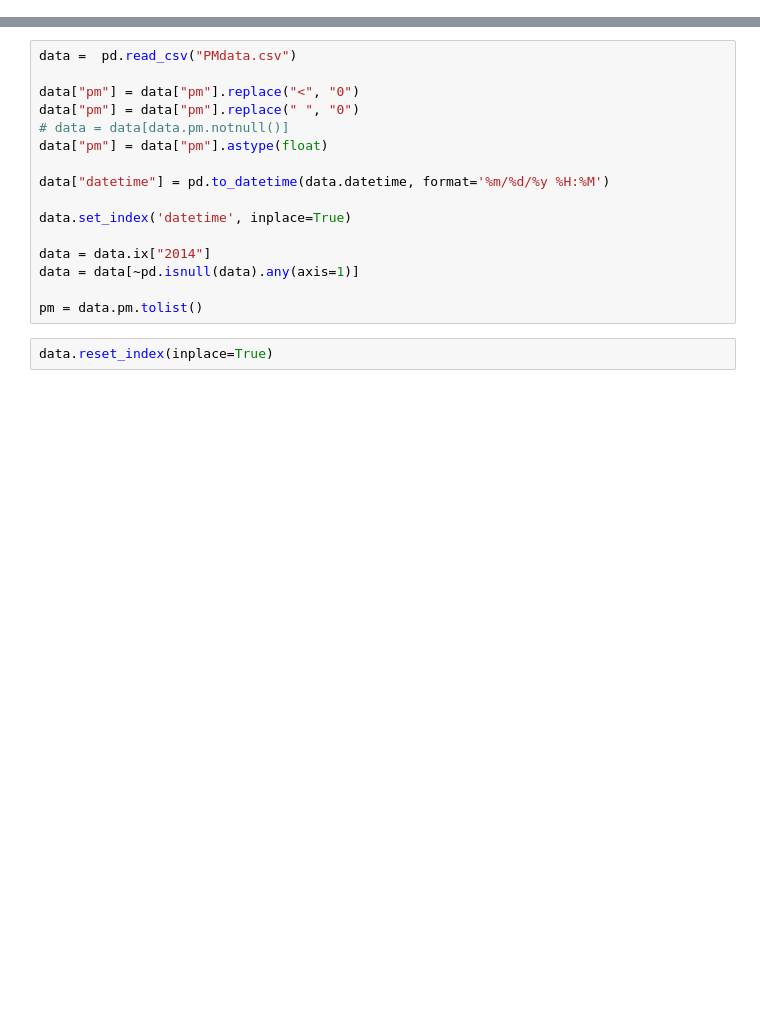
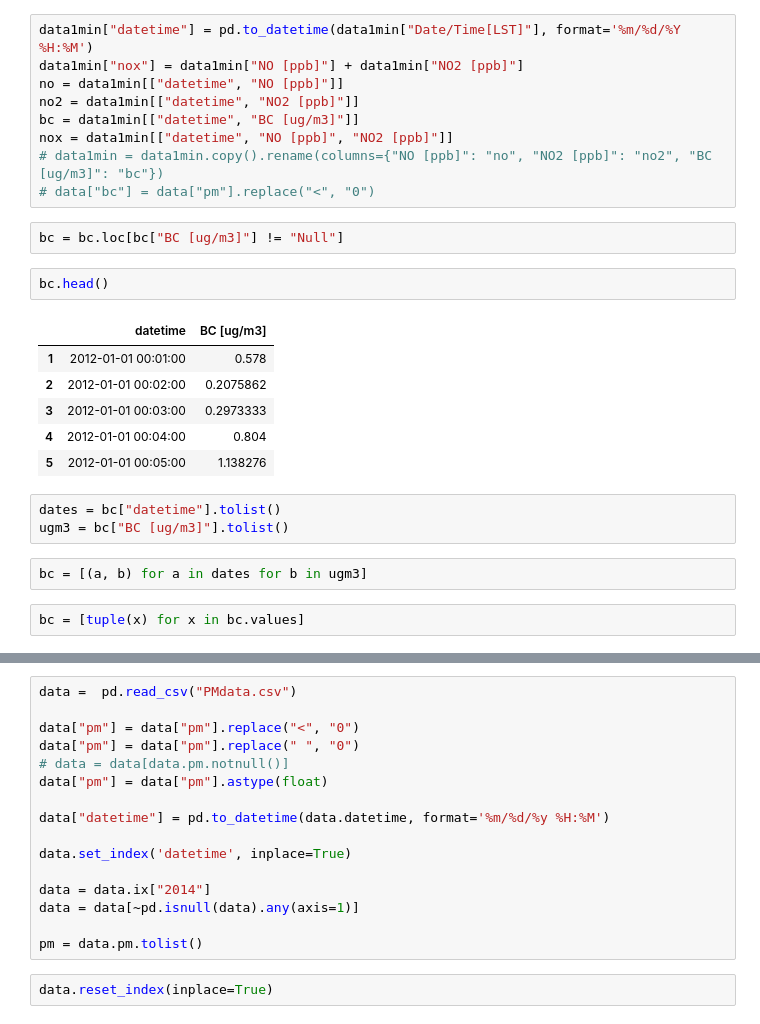
Before and after one commit to dpaolella/airproj, a Jupyter notebook: sandbox.ipynb, the cells around one changed output, grey strips where cells are left out. Drawn from its saved outputs; the diff is of its cells as text; blank space fills up the shorter version.

```diff
--- a/sandbox.ipynb
+++ b/sandbox.ipynb
@@ -10,0 +40,27 @@ from IPython.display import display
+# %%
+data1min["datetime"] = pd.to_datetime(data1min["Date/Time[LST]"], format='%m/%d/%Y %H:%M')
+data1min["nox"] = data1min["NO [ppb]"] + data1min["NO2 [ppb]"]
+no = data1min[["datetime", "NO [ppb]"]]
+no2 = data1min[["datetime", "NO2 [ppb]"]]
+bc = data1min[["datetime", "BC [ug/m3]"]]
+nox = data1min[["datetime", "NO [ppb]", "NO2 [ppb]"]]
+# data1min = data1min.copy().rename(columns={"NO [ppb]": "no", "NO2 [ppb]": "no2", "BC [ug/m3]": "bc"})
+# data["bc"] = data["pm"].replace("<", "0")
+# %%
+bc = bc.loc[bc["BC [ug/m3]"] != "Null"]
+# %%
+bc.head()
+# %% [output]
+|  | datetime | BC [ug/m3] |
+| 1 | 2012-01-01 00:01:00 | 0.578 |
+| 2 | 2012-01-01 00:02:00 | 0.2075862 |
+| 3 | 2012-01-01 00:03:00 | 0.2973333 |
+| 4 | 2012-01-01 00:04:00 | 0.804 |
+| 5 | 2012-01-01 00:05:00 | 1.138276 |
+# %%
+dates = bc["datetime"].tolist()
+ugm3 = bc["BC [ug/m3]"].tolist()
+# %%
+bc = [(a, b) for a in dates for b in ugm3]
+# %%
+bc = [tuple(x) for x in bc.values]
```
Also changed, not shown: parts of 20 cells of this notebook, 2 other files.
